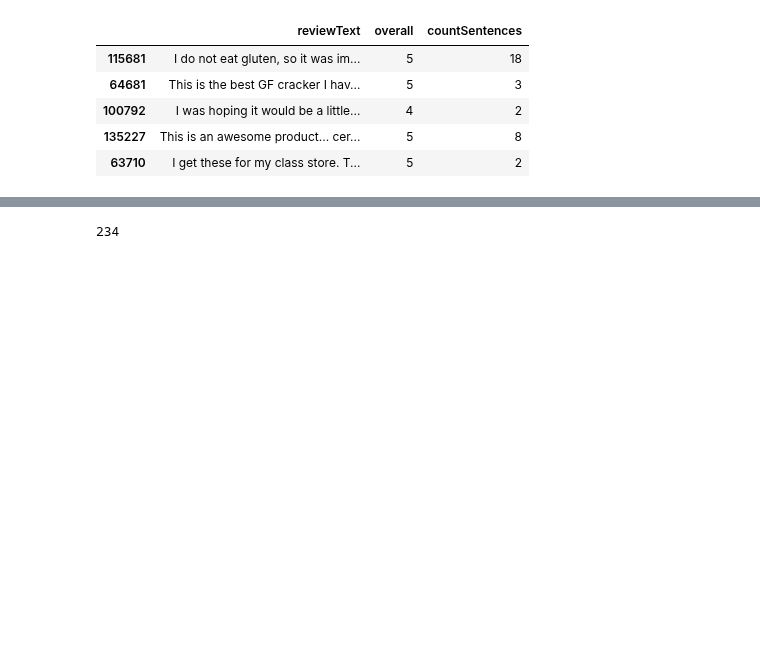
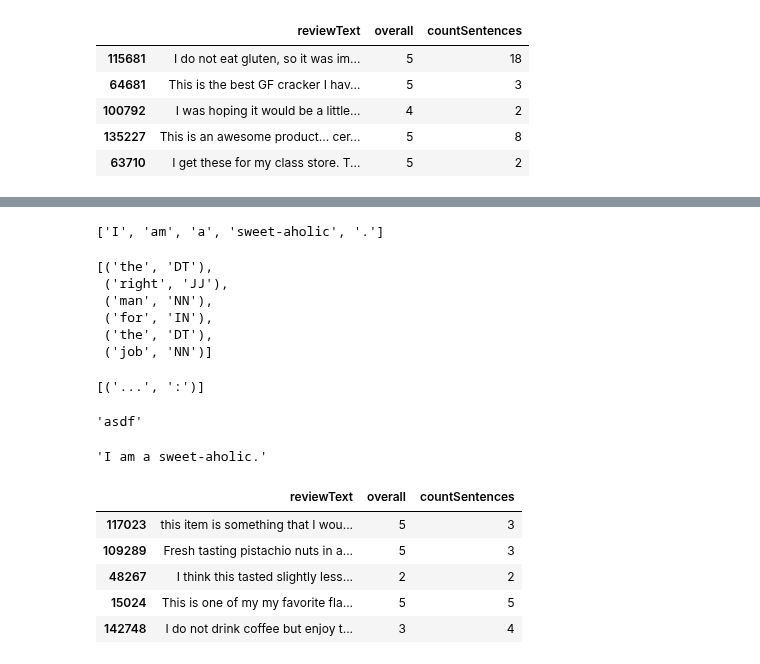
Before and after one commit to harizjet/SubjectSentimentModelling, a Jupyter notebook: basic_exploring/exploring1.ipynb, the cells around one changed output, grey strips where cells are left out. Cells and saved outputs as stored; diff of their text form; code cells hidden in the pictures; blank space fills up the shorter version.

```diff
--- a/basic_exploring/exploring1.ipynb
+++ b/basic_exploring/exploring1.ipynb
@@ -253,3 +325,35 @@ def cleaningText(text: str) -> str:
 # %%
+word_tokenize(txt)
 # %% [output]
-234
+['I', 'am', 'a', 'sweet-aholic', '.']
+# %%
+txt = 'the right man for the job'
+pos_tag(word_tokenize(txt))
+# %% [output]
+[('the', 'DT'),
+ ('right', 'JJ'),
+ ('man', 'NN'),
+ ('for', 'IN'),
+ ('the', 'DT'),
+ ('job', 'NN')]
+# %%
+pos_tag(['...'])
+# %% [output]
+[('...', ':')]
+# %%
+'asdf'.lower()
+# %% [output]
+'asdf'
+# %%
+lemmatizer.lemmatize(txt)
+# %% [output]
+'I am a sweet-aholic.'
+# %%
+dfdataTrain.head()
+# %% [output]
+|  | reviewText | overall | countSentences |
+| 117023 | this item is something that I wou... | 5 | 3 |
+| 109289 | Fresh tasting pistachio nuts in a... | 5 | 3 |
+| 48267 | I think this tasted slightly less... | 2 | 2 |
+| 15024 | This is one of my my favorite fla... | 5 | 5 |
+| 142748 | I do not drink coffee but enjoy t... | 3 | 4 |
```
Also changed, not shown: parts of 20 cells of this notebook.
